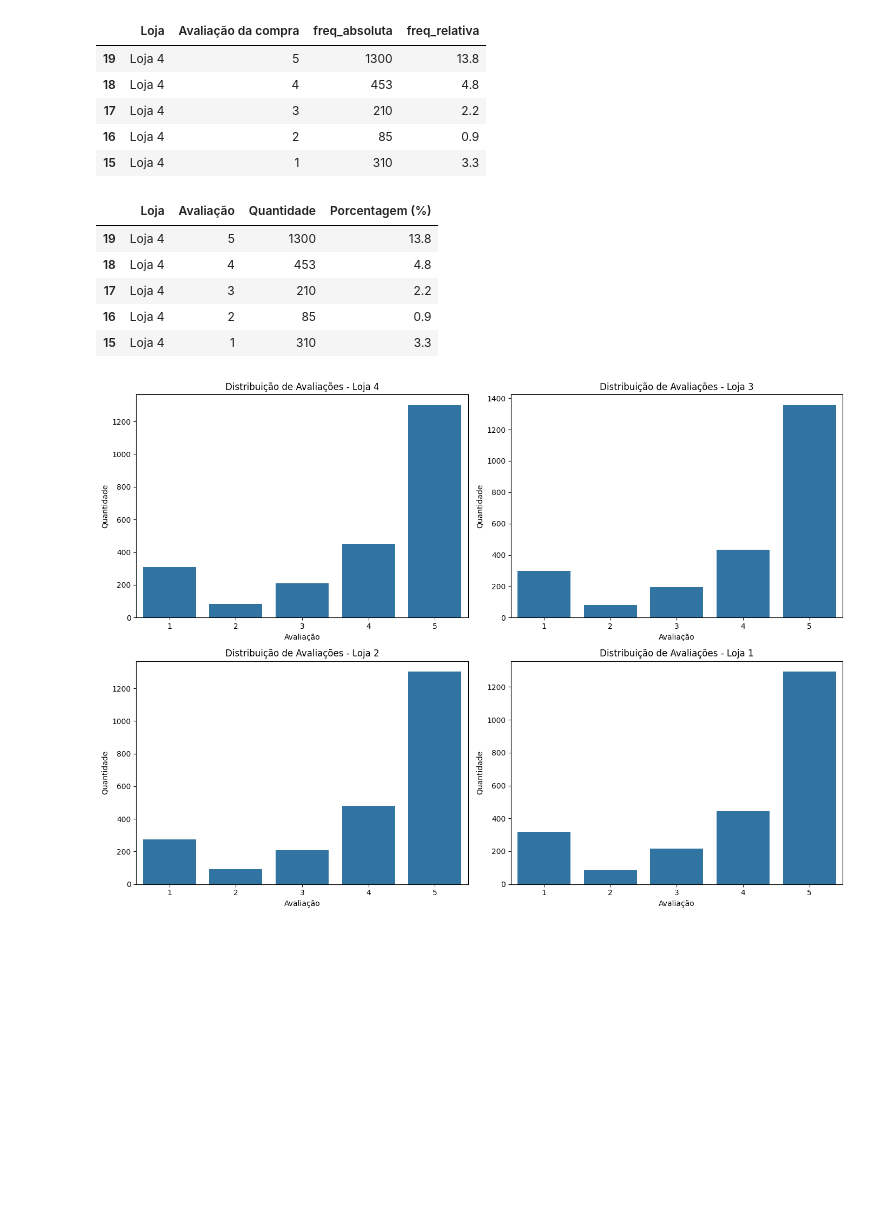
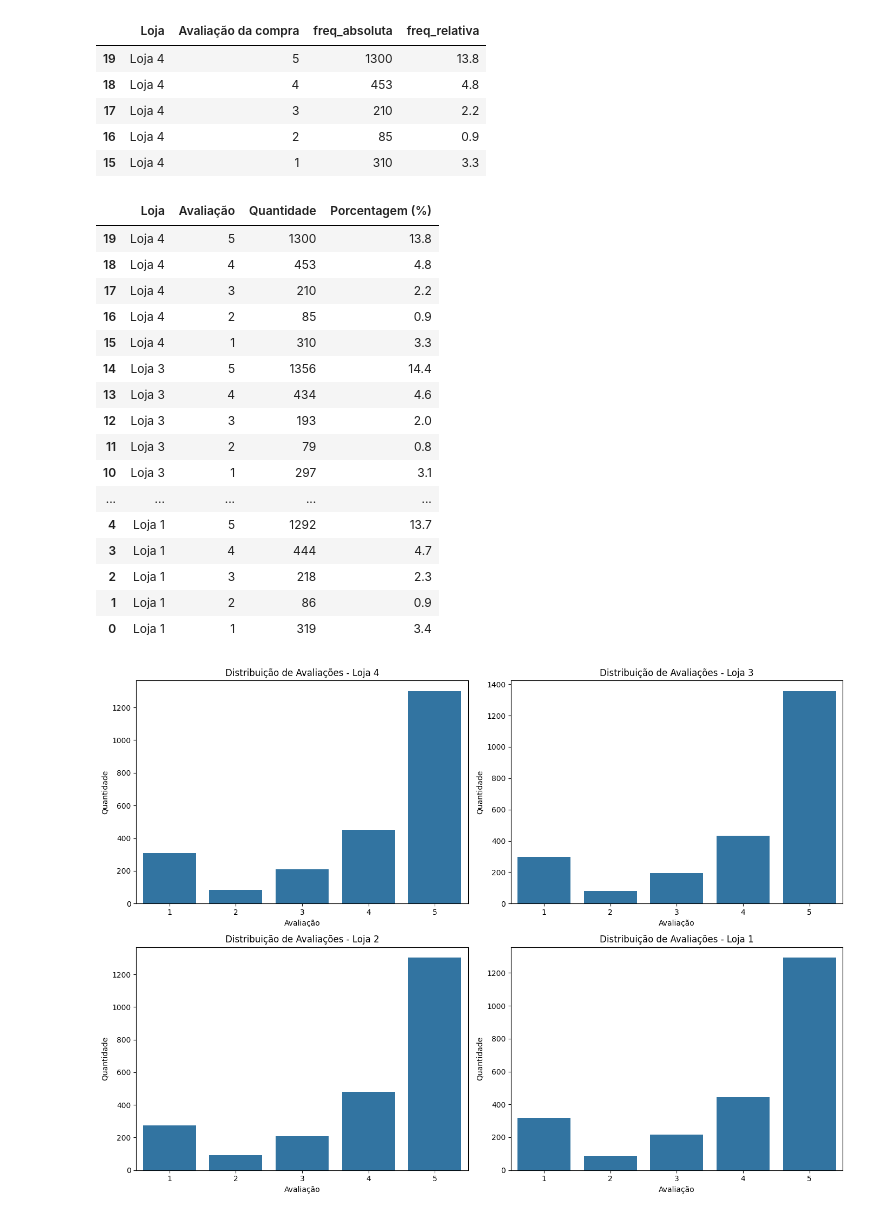
Before and after one commit to biellrodri/data-science-alura, a Jupyter notebook: challenge-alura-store/projeto_alura_store.ipynb, the cells around one changed output. Saved outputs shown, nothing was run; the diff lists cells and outputs as text; code cells hidden in the pictures; blank space fills up the shorter version.

```diff
--- a/challenge-alura-store/projeto_alura_store.ipynb
+++ b/challenge-alura-store/projeto_alura_store.ipynb
@@ -204,14 +204,25 @@ freq_avaliacoes.head()
 # %%
 #renomeando as colunas
 freq_avaliacoes.columns = ['Loja', 'Avaliação', 'Quantidade', 'Porcentagem (%)']
-freq_avaliacoes.head()
+freq_avaliacoes
 # %% [output]
 |  | Loja | Avaliação | Quantidade | Porcentagem (%) |
 | 19 | Loja 4 | 5 | 1300 | 13.8 |
 | 18 | Loja 4 | 4 | 453 | 4.8 |
 | 17 | Loja 4 | 3 | 210 | 2.2 |
 | 16 | Loja 4 | 2 | 85 | 0.9 |
 | 15 | Loja 4 | 1 | 310 | 3.3 |
+| 14 | Loja 3 | 5 | 1356 | 14.4 |
+| 13 | Loja 3 | 4 | 434 | 4.6 |
+| 12 | Loja 3 | 3 | 193 | 2.0 |
+| 11 | Loja 3 | 2 | 79 | 0.8 |
+| 10 | Loja 3 | 1 | 297 | 3.1 |
+| ... | ... | ... | ... | ... |
+| 4 | Loja 1 | 5 | 1292 | 13.7 |
+| 3 | Loja 1 | 4 | 444 | 4.7 |
+| 2 | Loja 1 | 3 | 218 | 2.3 |
+| 1 | Loja 1 | 2 | 86 | 0.9 |
+| 0 | Loja 1 | 1 | 319 | 3.4 |
 # %%
 #plotando gráfico para visualizar os dados
 fig, axes = plt.subplots(2, 2, figsize=(14, 10))
```
Also changed, not shown: parts of 2 cells of this notebook.
